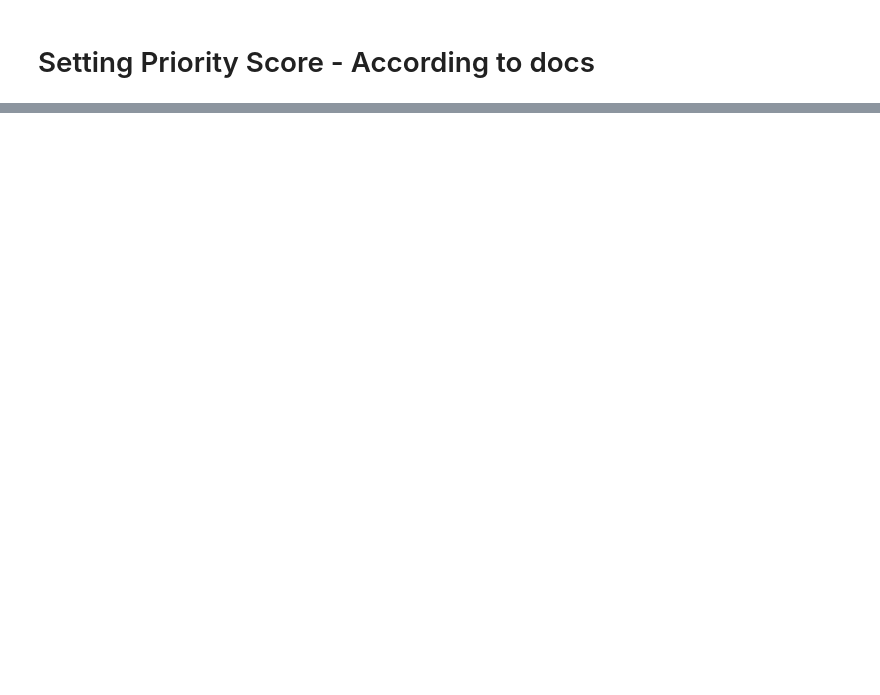
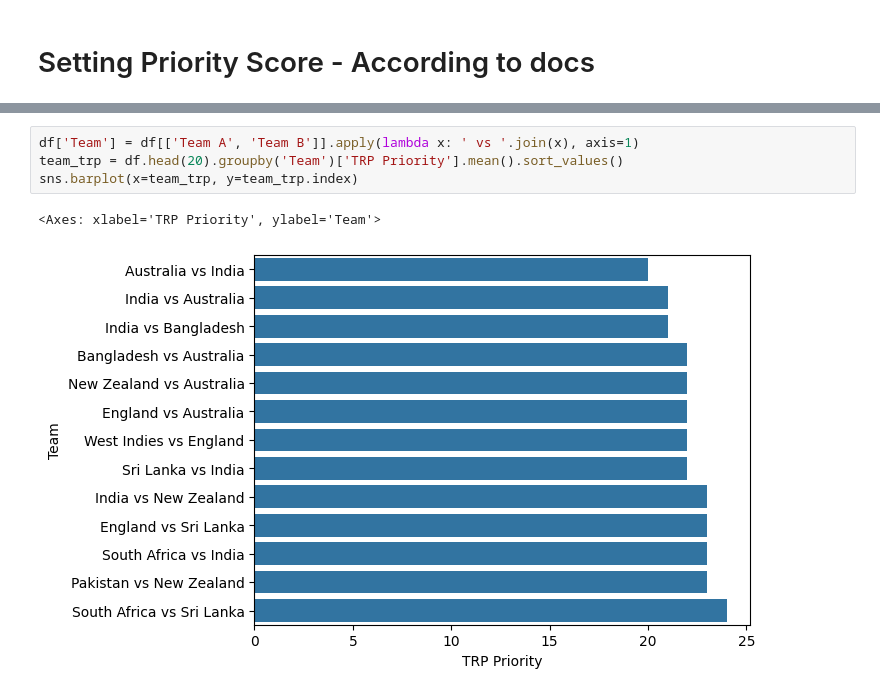
Before and after one commit to devkartikrathi/CricRadio, a Jupyter notebook: main.ipynb, the cells around one changed output, grey strips where cells are left out. Saved outputs shown, nothing was run; the diff lists cells and outputs as text; blank space fills up the shorter version.

```diff
--- a/main.ipynb
+++ b/main.ipynb
@@ -99,0 +206,7 @@ priority_scores = {
+# %%
+df['Team'] = df[['Team A', 'Team B']].apply(lambda x: ' vs '.join(x), axis=1)
+team_trp = df.head(20).groupby('Team')['TRP Priority'].mean().sort_values()
+sns.barplot(x=team_trp, y=team_trp.index)
+# %% [output]
+<Axes: xlabel='TRP Priority', ylabel='Team'>
+[figure, added]
```
Also changed, not shown: parts of 19 cells of this notebook, 4 other files.
